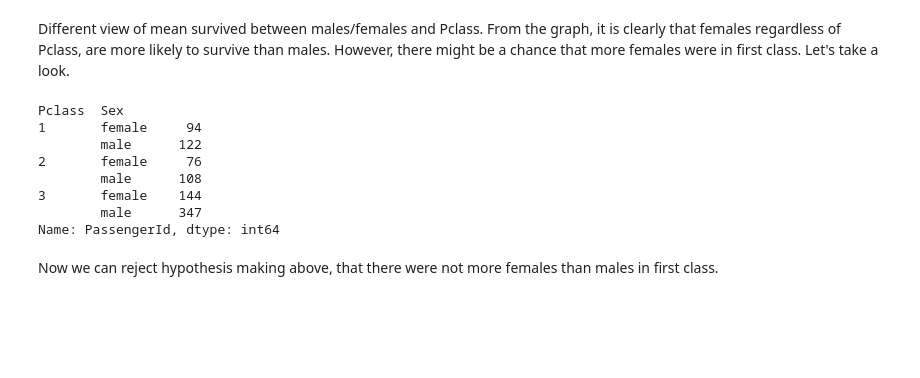
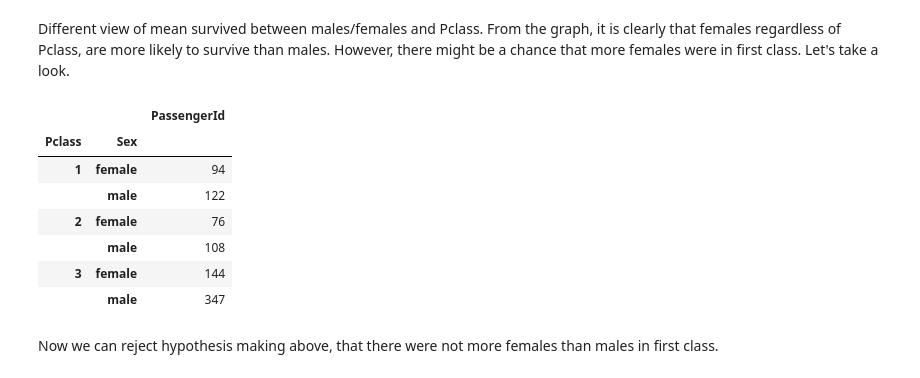
Before and after one commit to linhtrieu92/Titanic, a Jupyter notebook: Project 2/Titanic.ipynb, the cells around one changed output. Drawn from its saved outputs; the diff is of its cells as text; code cells hidden in the pictures; blank space fills up the shorter version.

```diff
--- a/Project 2/Titanic.ipynb
+++ b/Project 2/Titanic.ipynb
@@ -277,17 +277,17 @@ s6.set(ylabel='Survival Rate')
 # %% [markdown]
 Different view of mean survived between males/females and Pclass. From the graph, it is clearly that females regardless of Pclass, are more likely to survive than males. However, there might be a chance that more females were in first class. Let's take a look.
 # %%
-s3 = df_titanic.groupby(['Pclass', 'Sex']).count()
-s3['PassengerId']
+s7 = df_titanic.groupby(['Pclass', 'Sex'])[['PassengerId']].count()
+s7
 # %% [output]
-Pclass  Sex
-1       female     94
-        male      122
-2       female     76
-        male      108
-3       female    144
-        male      347
-Name: PassengerId, dtype: int64
+|  |  | PassengerId |
+| Pclass | Sex |  |
+| 1 | female | 94 |
+|  | male | 122 |
+| 2 | female | 76 |
+|  | male | 108 |
+| 3 | female | 144 |
+|  | male | 347 |
 # %% [markdown]
 Now we can reject hypothesis making above, that there were not more females than males in first class.
 # %% [markdown]
```
Also changed, not shown: parts of 13 cells of this notebook.
